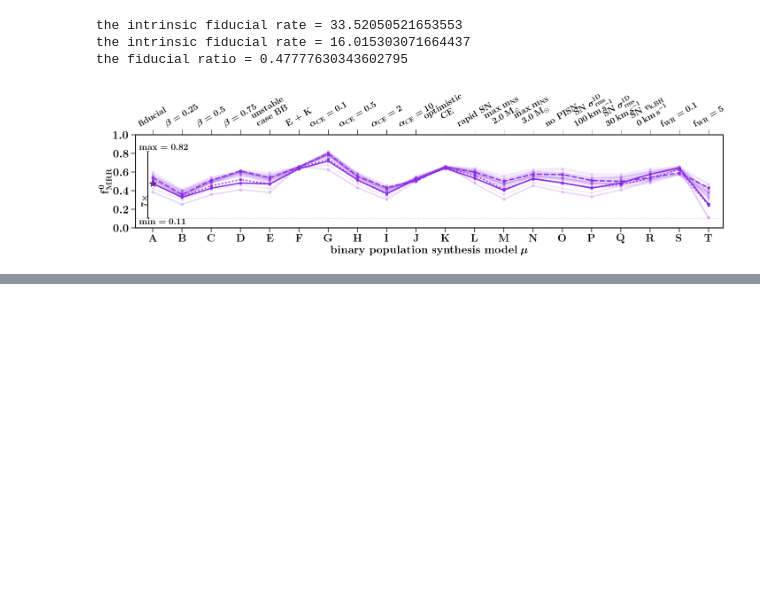
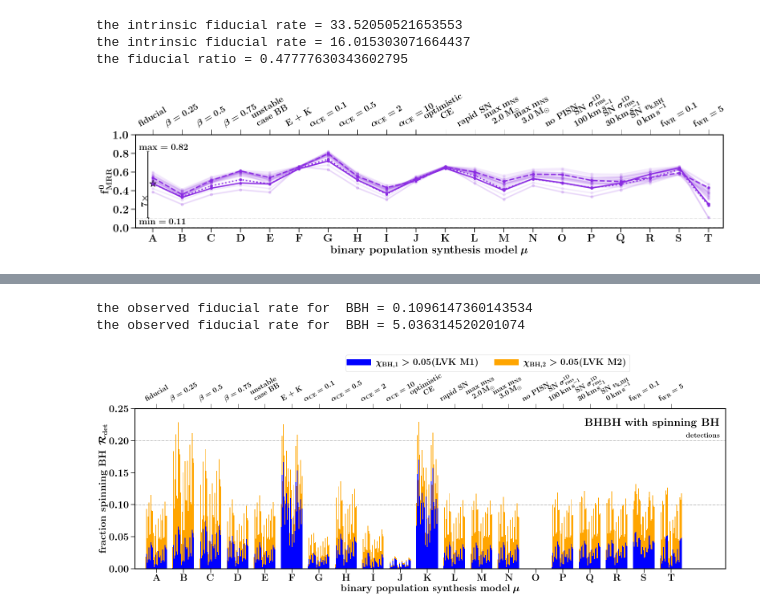
Before and after one commit to FloorBroekgaarden/MRR_Project, a Jupyter notebook: MRR_Rates_For_All_Models/MRR_Rates_Intrinsic_and_Detectable_summary.ipynb, the cells around one changed output, grey strips where cells are left out. Cells and saved outputs as stored; diff of their text form; code cells hidden in the pictures; blank space fills up the shorter version.

```diff
--- a/MRR_Rates_For_All_Models/MRR_Rates_Intrinsic_and_Detectable_summary.ipynb
+++ b/MRR_Rates_For_All_Models/MRR_Rates_Intrinsic_and_Detectable_summary.ipynb
@@ -262,0 +1210,10 @@ the fiducial ratio = 0.47777630343602795
+# %%
+# Floor: note 24-2-2021 these are the OLD rates !!! Replace accordingly with new data
+# CSVdir = '/Users/floorbroekgaarden/Projects/GitHub/DCO_FormationChannels/dataFiles/data_Fig_1'
+CSVdir = '/Users/floorbroekgaarden/Projects/GitHub/Double-Compact-Object-Mergers/dataFiles/lightestBHformsFirst/rates_MSSFR_Models_BHBH_MRR_Spins.csv'
+ylims =[[0,0.25],[0,1.1],[0,1.1]]
+plotMRRSpinsRates_vbars(whichRate='observed', CSVdir=CSVdir)
+# %% [output]
+the observed fiducial rate for  BBH = 0.1096147360143534
+the observed fiducial rate for  BBH = 5.036314520201074
+[figure, added]
```
Also changed, not shown: parts of 9 cells of this notebook, 14 other files.
